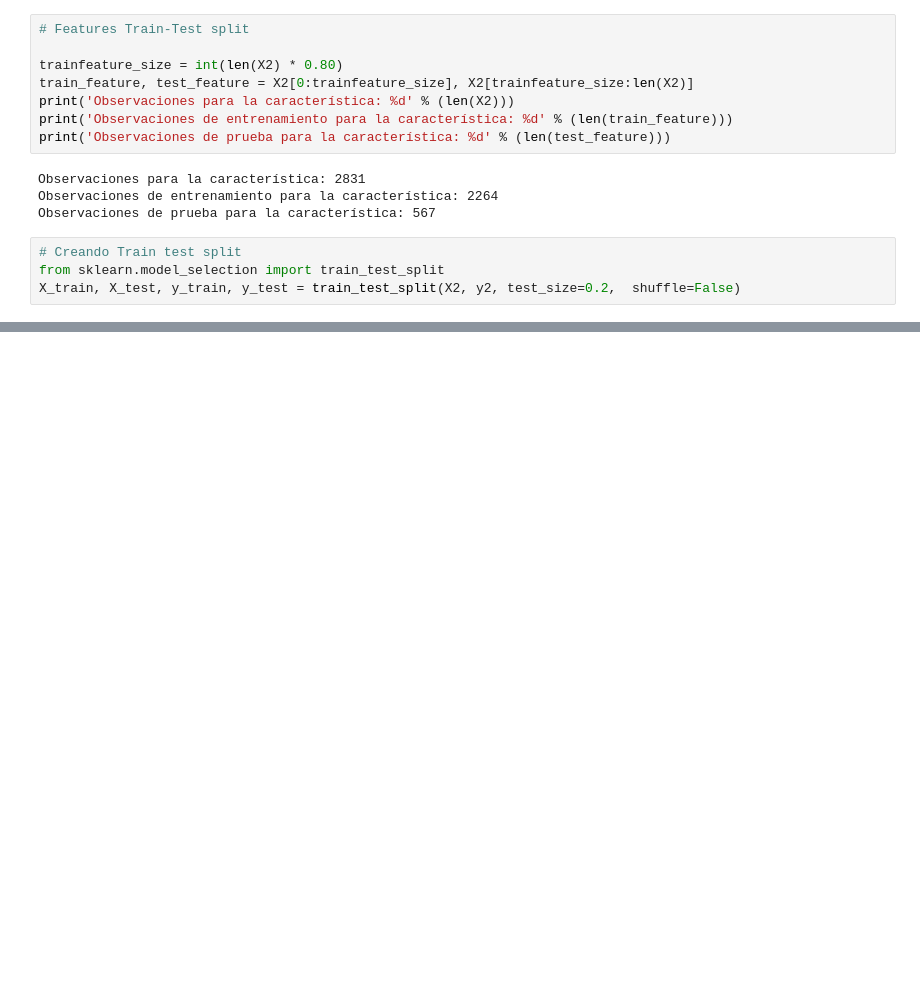
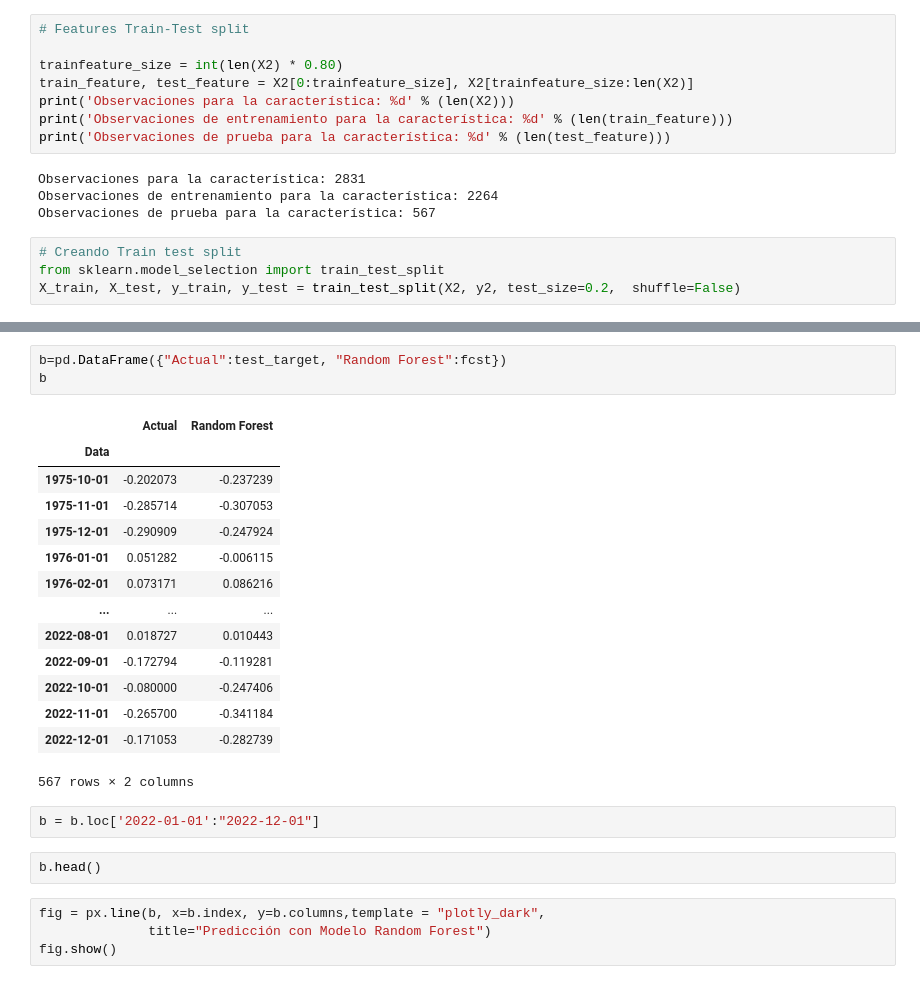
Before and after one commit to Likimeya/BCN_temp, a Jupyter notebook: temperaturas.ipynb, the cells around one changed output, grey strips where cells are left out. Saved outputs shown, nothing was run; the diff lists cells and outputs as text; blank space fills up the shorter version.

```diff
--- a/temperaturas.ipynb
+++ b/temperaturas.ipynb
@@ -839,0 +842,26 @@ ValueError: Found input variables with inconsistent numbers of samples: [2264, 2
+# %%
+b=pd.DataFrame({"Actual":test_target, "Random Forest":fcst})
+b
+# %% [output]
+|  | Actual | Random Forest |
+| Data |  |  |
+| 1975-10-01 | -0.202073 | -0.237239 |
+| 1975-11-01 | -0.285714 | -0.307053 |
+| 1975-12-01 | -0.290909 | -0.247924 |
+| 1976-01-01 | 0.051282 | -0.006115 |
+| 1976-02-01 | 0.073171 | 0.086216 |
+| ... | ... | ... |
+| 2022-08-01 | 0.018727 | 0.010443 |
+| 2022-09-01 | -0.172794 | -0.119281 |
+| 2022-10-01 | -0.080000 | -0.247406 |
+| 2022-11-01 | -0.265700 | -0.341184 |
+| 2022-12-01 | -0.171053 | -0.282739 |
+567 rows × 2 columns
+# %%
+b = b.loc['2022-01-01':"2022-12-01"]
+# %%
+b.head()
+# %%
+fig = px.line(b, x=b.index, y=b.columns,template = "plotly_dark",
+              title="Predicción con Modelo Random Forest")
+fig.show()
```
Also changed, not shown: parts of 20 cells of this notebook, 1 other file.
